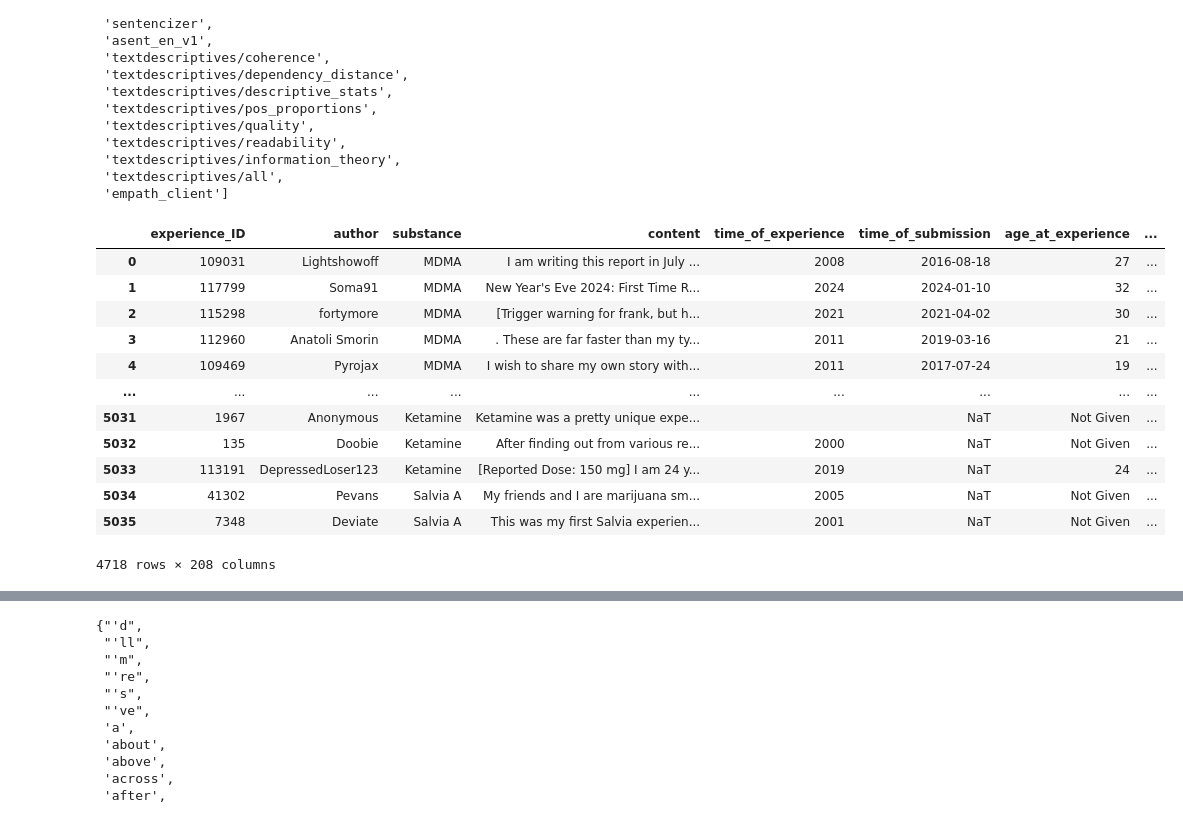
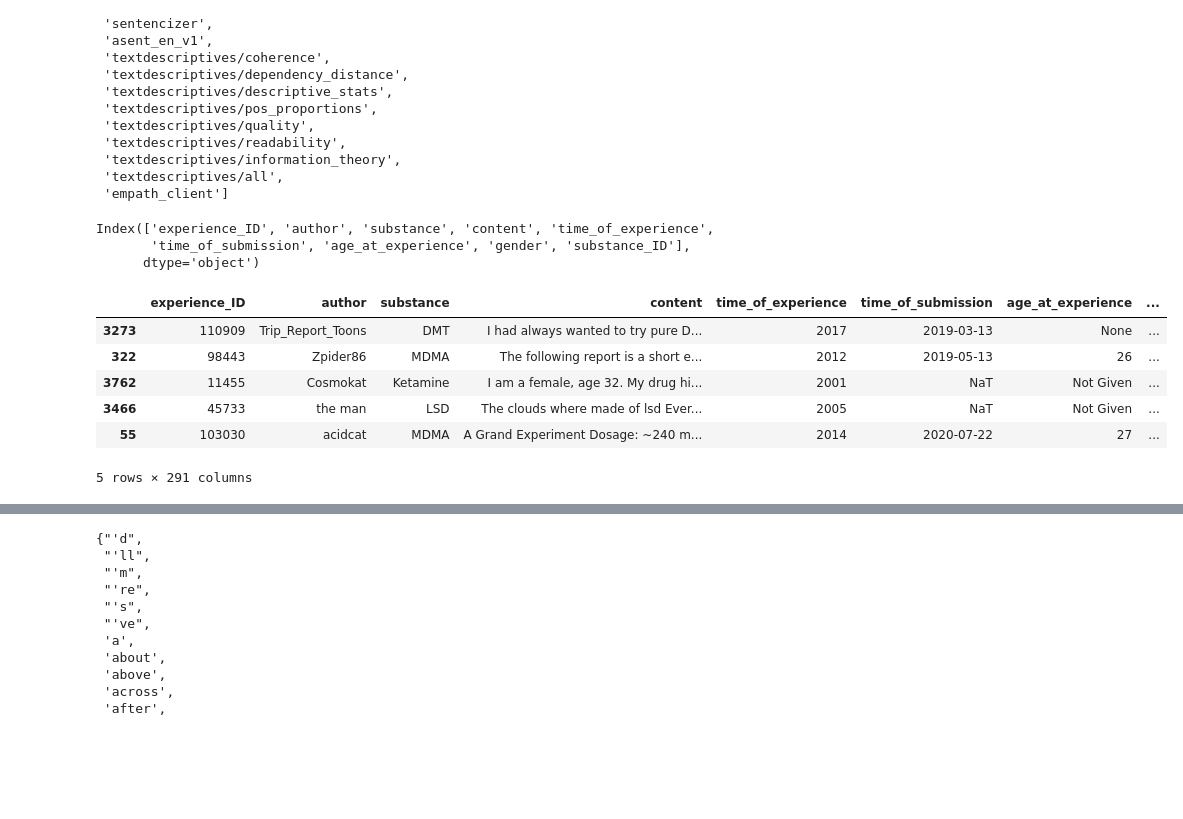
Before and after one commit to dlundgaard/QuantitativePhenomenology, a Jupyter notebook: nlp_analysis.ipynb, the cells around one changed output, grey strips where cells are left out. Drawn from its saved outputs; the diff is of its cells as text; code cells hidden in the pictures; blank space fills up the shorter version.

```diff
--- a/nlp_analysis.ipynb
+++ b/nlp_analysis.ipynb
@@ -111,5 +98,11 @@ nlp.pipe_names
  'textdescriptives/information_theory',
  'textdescriptives/all',
  'empath_client']
+# %%
+database.columns
+# %% [output]
+Index(['experience_ID', 'author', 'substance', 'content', 'time_of_experience',
+       'time_of_submission', 'age_at_experience', 'gender', 'substance_ID'],
+      dtype='object')
 # %%
 # load_data()
@@ -126,18 +123,12 @@ nlp.pipe_names
 # database.to_parquet("database_processed.parquet")
 # %%
 database = pd.read_parquet("database_processed.parquet")
-database
+database.sample(5)
 # %% [output]
 |  | experience_ID | author | substance | content | time_of_experience | time_of_submission | age_at_experience | ... |
-| 0 | 109031 | Lightshowoff | MDMA | I am writing this report in July ... | 2008 | 2016-08-18 | 27 | ... |
-| 1 | 117799 | Soma91 | MDMA | New Year's Eve 2024: First Time R... | 2024 | 2024-01-10 | 32 | ... |
-| 2 | 115298 | fortymore | MDMA | [Trigger warning for frank, but h... | 2021 | 2021-04-02 | 30 | ... |
-| 3 | 112960 | Anatoli Smorin | MDMA | . These are far faster than my ty... | 2011 | 2019-03-16 | 21 | ... |
-| 4 | 109469 | Pyrojax | MDMA | I wish to share my own story with... | 2011 | 2017-07-24 | 19 | ... |
-| ... | ... | ... | ... | ... | ... | ... | ... | ... |
-| 5031 | 1967 | Anonymous | Ketamine | Ketamine was a pretty unique expe... |  | NaT | Not Given | ... |
-| 5032 | 135 | Doobie | Ketamine | After finding out from various re... | 2000 | NaT | Not Given | ... |
-| 5033 | 113191 | DepressedLoser123 | Ketamine | [Reported Dose: 150 mg] I am 24 y... | 2019 | NaT | 24 | ... |
-| 5034 | 41302 | Pevans | Salvia A | My friends and I are marijuana sm... | 2005 | NaT | Not Given | ... |
-| 5035 | 7348 | Deviate | Salvia A | This was my first Salvia experien... | 2001 | NaT | Not Given | ... |
+| 3273 | 110909 | Trip_Report_Toons | DMT | I had always wanted to try pure D... | 2017 | 2019-03-13 | None | ... |
+| 322 | 98443 | Zpider86 | MDMA | The following report is a short e... | 2012 | 2019-05-13 | 26 | ... |
+| 3762 | 11455 | Cosmokat | Ketamine | I am a female, age 32. My drug hi... | 2001 | NaT | Not Given | ... |
+| 3466 | 45733 | the man | LSD | The clouds where made of lsd Ever... | 2005 | NaT | Not Given | ... |
+| 55 | 103030 | acidcat | MDMA | A Grand Experiment Dosage: ~240 m... | 2014 | 2020-07-22 | 27 | ... |
-4718 rows × 208 columns
+5 rows × 291 columns
```
Also changed, not shown: parts of 14 cells of this notebook, 7 other files.
